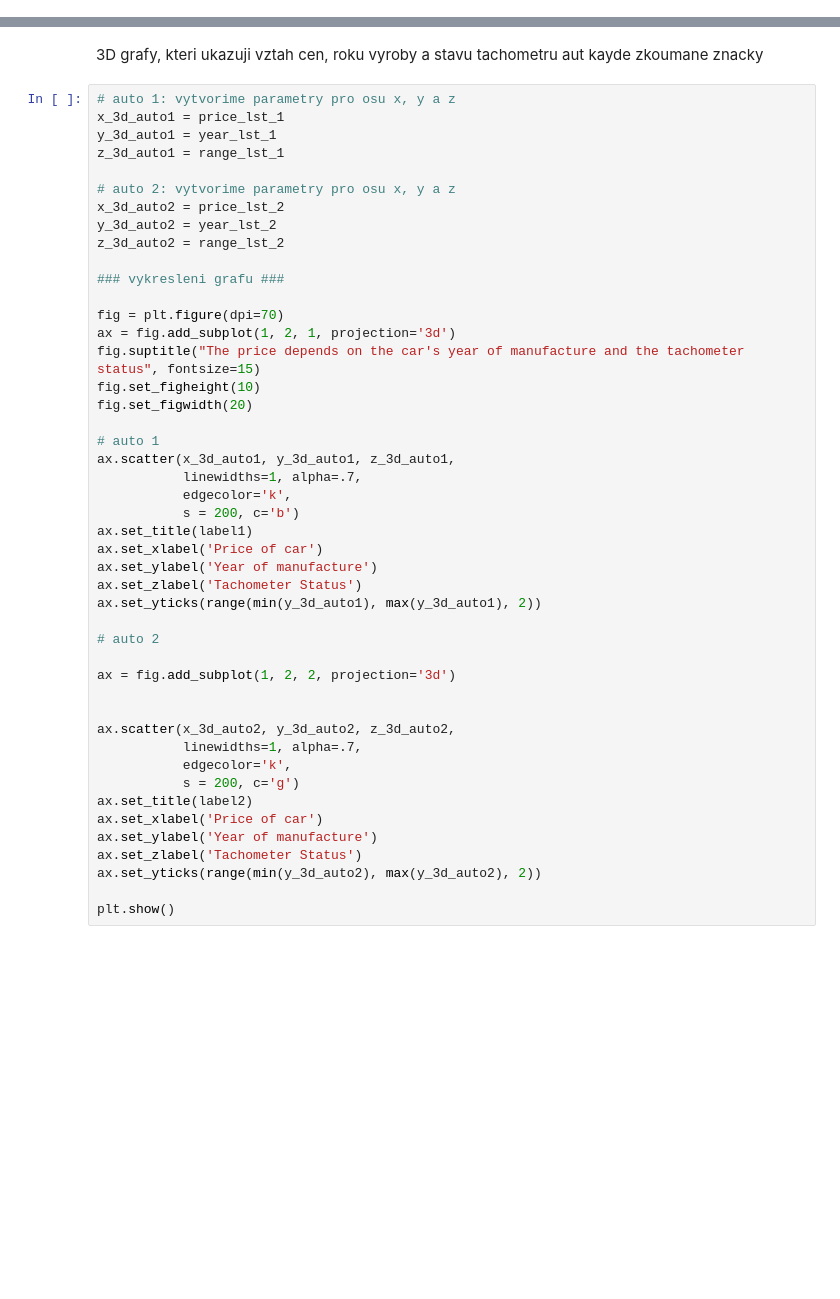
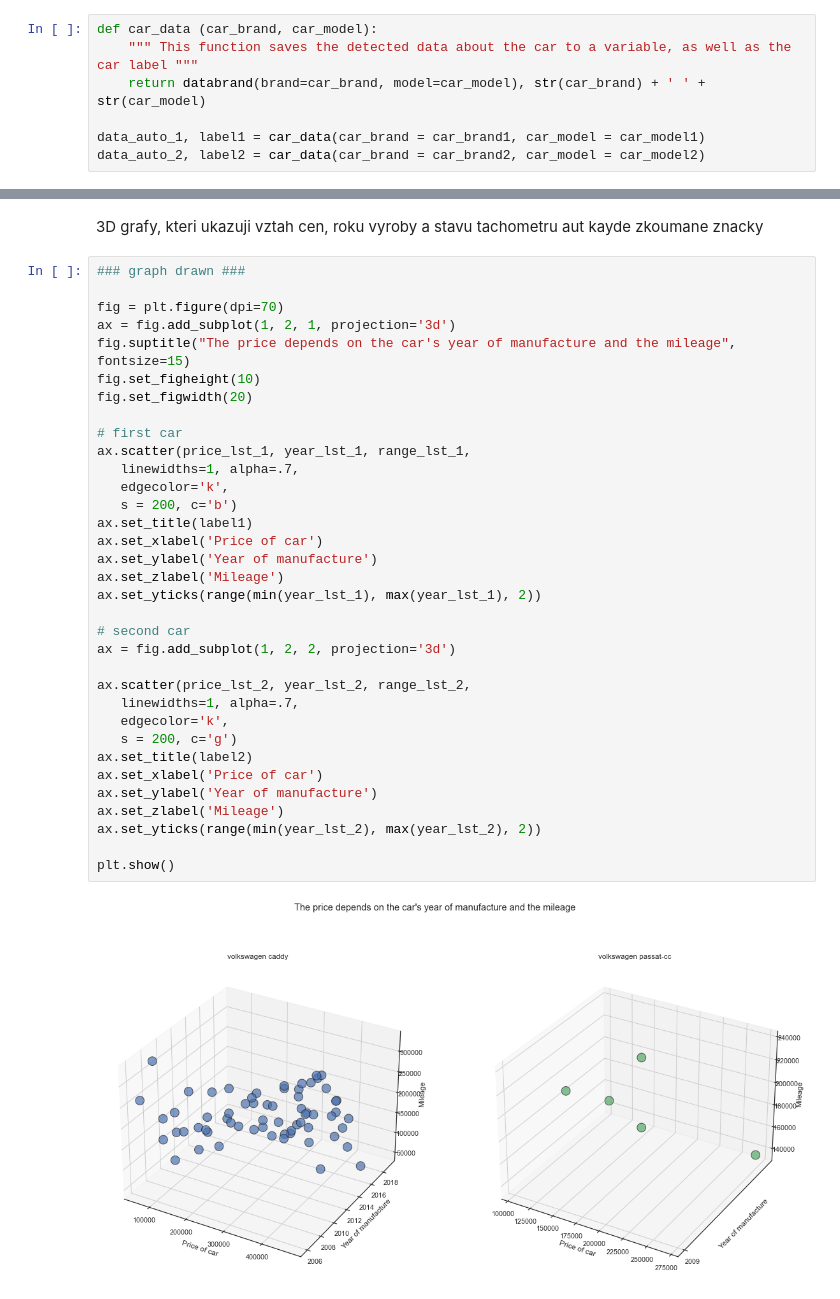
Before and after one commit to nassymonster/Pypelka_AutoProject, a Jupyter notebook: Pypelka_AutoEsa.ipynb, the cells around one changed output, grey strips where cells are left out. Drawn from its saved outputs; the diff is of its cells as text; blank space fills up the shorter version.

Commit message:
Cleaned up code and refactored readme file + added list of brands and models

```diff
--- a/Pypelka_AutoEsa.ipynb
+++ b/Pypelka_AutoEsa.ipynb
@@ -399,0 +88,7 @@ plt.show()
+# %%
+def car_data (car_brand, car_model):
+    """ This function saves the detected data about the car to a variable, as well as the car label """
+    return databrand(brand=car_brand, model=car_model), str(car_brand) + ' ' + str(car_model)
+
+data_auto_1, label1 = car_data(car_brand = car_brand1, car_model = car_model1)
+data_auto_2, label2 = car_data(car_brand = car_brand2, car_model = car_model2)
@@ -400,48 +290,38 @@ plt.show()
 # %% [markdown]
 3D grafy, kteri ukazuji vztah cen, roku vyroby a stavu tachometru aut kayde zkoumane znacky
 # %%
-# auto 1: vytvorime parametry pro osu x, y a z
-x_3d_auto1 = price_lst_1
-y_3d_auto1 = year_lst_1
-z_3d_auto1 = range_lst_1
-
-# auto 2: vytvorime parametry pro osu x, y a z
-x_3d_auto2 = price_lst_2
-y_3d_auto2 = year_lst_2
-z_3d_auto2 = range_lst_2
-
-### vykresleni grafu ###
+### graph drawn ###
 
 fig = plt.figure(dpi=70)
 ax = fig.add_subplot(1, 2, 1, projection='3d')
-fig.suptitle("The price depends on the car's year of manufacture and the tachometer status", fontsize=15)
+fig.suptitle("The price depends on the car's year of manufacture and the mileage", fontsize=15)
 fig.set_figheight(10)
 fig.set_figwidth(20)
 
-# auto 1
-ax.scatter(x_3d_auto1, y_3d_auto1, z_3d_auto1,
-           linewidths=1, alpha=.7,
-           edgecolor='k',
-           s = 200, c='b')
+# first car
+ax.scatter(price_lst_1, year_lst_1, range_lst_1,
+   linewidths=1, alpha=.7,
+   edgecolor='k',
+   s = 200, c='b')
 ax.set_title(label1)
 ax.set_xlabel('Price of car')
 ax.set_ylabel('Year of manufacture')
-ax.set_zlabel('Tachometer Status')
-ax.set_yticks(range(min(y_3d_auto1), max(y_3d_auto1), 2))
+ax.set_zlabel('Mileage')
+ax.set_yticks(range(min(year_lst_1), max(year_lst_1), 2))
 
-# auto 2
-
+# second car
 ax = fig.add_subplot(1, 2, 2, projection='3d')
 
-
-ax.scatter(x_3d_auto2, y_3d_auto2, z_3d_auto2,
-           linewidths=1, alpha=.7,
-           edgecolor='k',
-           s = 200, c='g')
+ax.scatter(price_lst_2, year_lst_2, range_lst_2,
+   linewidths=1, alpha=.7,
+   edgecolor='k',
+   s = 200, c='g')
 ax.set_title(label2)
 ax.set_xlabel('Price of car')
 ax.set_ylabel('Year of manufacture')
-ax.set_zlabel('Tachometer Status')
-ax.set_yticks(range(min(y_3d_auto2), max(y_3d_auto2), 2))
+ax.set_zlabel('Mileage')
+ax.set_yticks(range(min(year_lst_2), max(year_lst_2), 2))
 
 plt.show()
+# %% [output]
+[figure, added]
```
Also changed, not shown: parts of 41 cells of this notebook, 2 other files.
